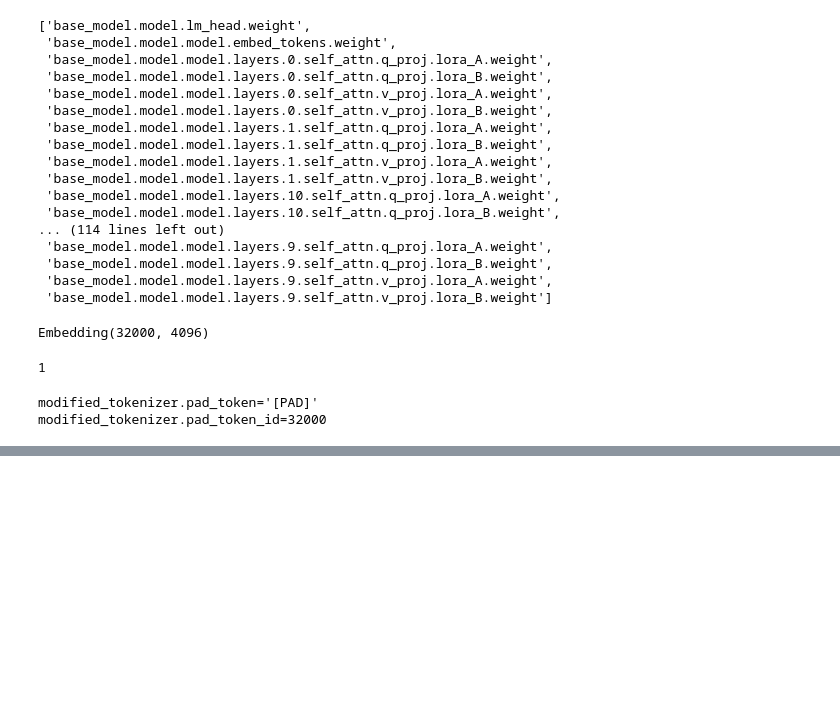
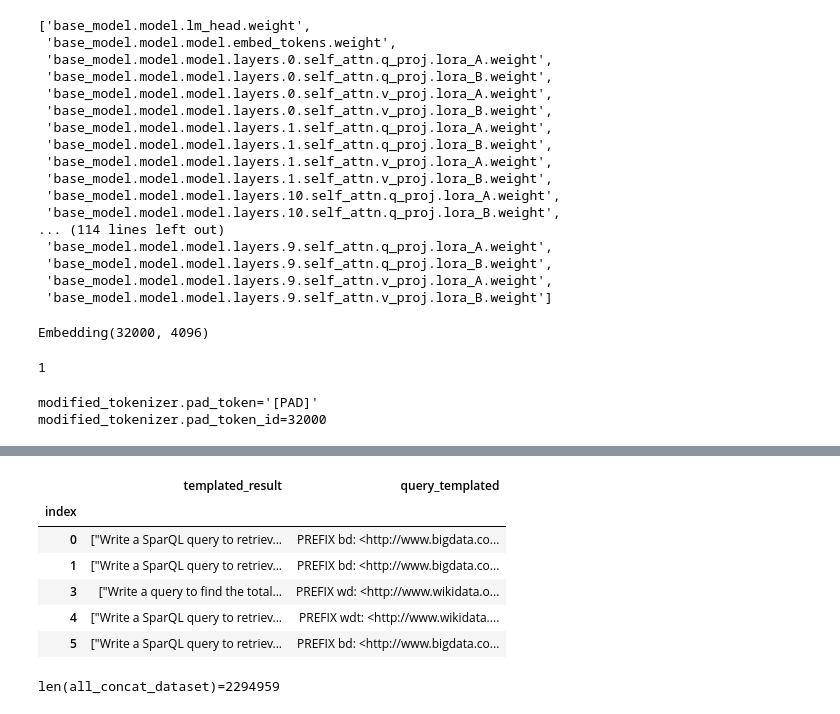
Before and after one commit to Gratic/Finetuning-LLM-for-SPARQL-generation, a Jupyter notebook: scripts/to_delete.ipynb, the cells around one changed output, grey strips where cells are left out. Cells and saved outputs as stored; diff of their text form; code cells hidden in the pictures; blank space fills up the shorter version.

Commit message:
refactor: little refactor of generate_finetune_dataset

```diff
--- a/scripts/to_delete.ipynb
+++ b/scripts/to_delete.ipynb
@@ -501,0 +511,7 @@ modified_tokenizer.pad_token_id=32000
+# %%
+path = Path("../outputs/dataset_pipeline/fq17_3/fq17_3-generated_prompt-executed.parquet.gzip")
+if not path.exists():
+    raise FileExistsError(f"No file was found at this path: {path}")
+
+dataset = load_dataset(path)
+dataset.head()
@@ -501,0 +538,23 @@ modified_tokenizer.pad_token_id=32000
+# %%
+dropped_dataset = keep_working_queries(dataset)
+
+columns_to_take = [
+    "templated_result",
+    "query_templated",
+]
+
+dataset_for_tokenization = dropped_dataset[columns_to_take]
+dataset_for_tokenization.head()
+# %% [output]
+|  | templated_result | query_templated |
+| index |  |  |
+| 0 | ["Write a SparQL query to retriev... | PREFIX bd: <http://www.bigdata.co... |
+| 1 | ["Write a SparQL query to retriev... | PREFIX bd: <http://www.bigdata.co... |
+| 3 | ["Write a query to find the total... | PREFIX wd: <http://www.wikidata.o... |
+| 4 | ["Write a SparQL query to retriev... | PREFIX wdt: <http://www.wikidata.... |
+| 5 | ["Write a SparQL query to retriev... | PREFIX bd: <http://www.bigdata.co... |
+# %%
+all_concat_dataset = dataset_for_tokenization.apply(lambda x: x['templated_result'][0].strip() + x["query_templated"].strip(), axis=1).sum()
+print(f"{len(all_concat_dataset)=}")
+# %% [output]
+len(all_concat_dataset)=2294959
```
Also changed, not shown: parts of 7 cells of this notebook, 1 other file.
